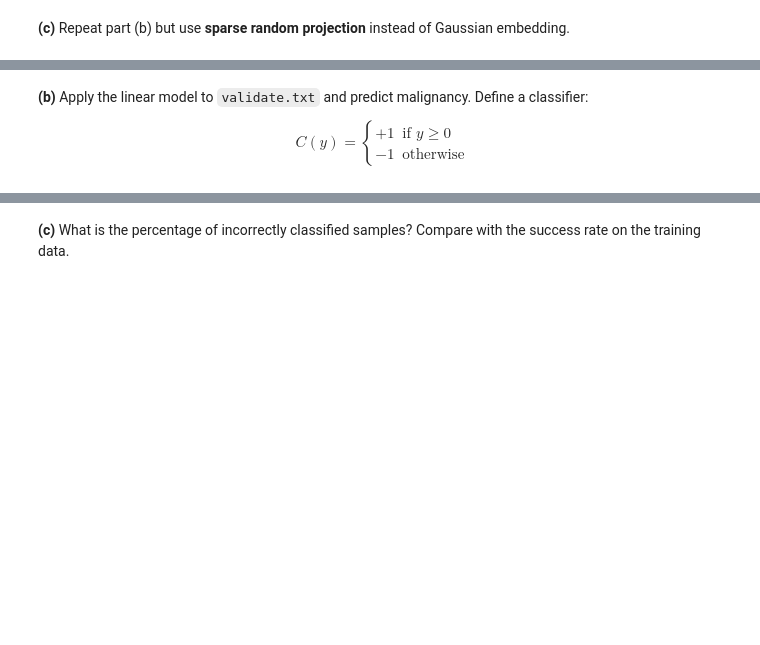
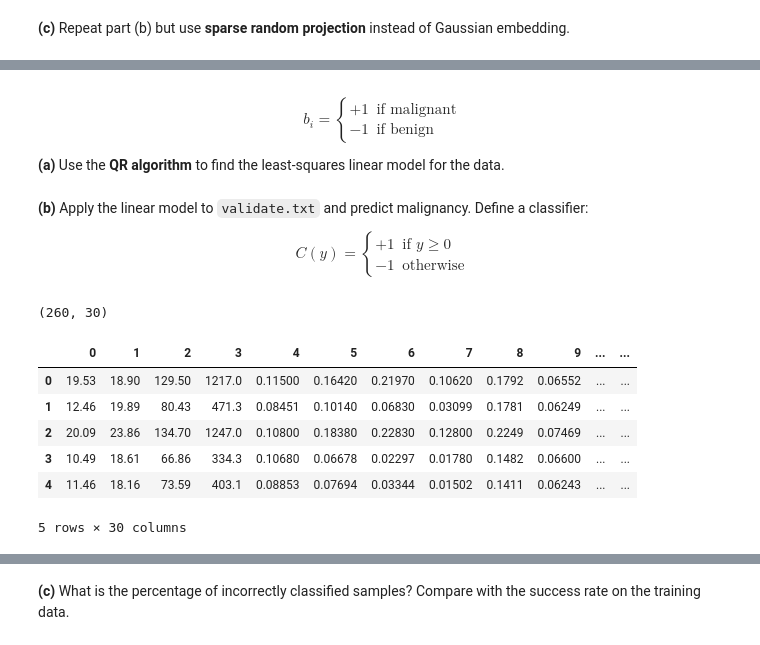
Before and after one commit to ddangman/Math425_Project1, a Jupyter notebook: project1_notebook.ipynb, the cells around one changed output, grey strips where cells are left out. Drawn from its saved outputs; the diff is of its cells as text; code cells hidden in the pictures; blank space fills up the shorter version.

```diff
--- a/project1_notebook.ipynb
+++ b/project1_notebook.ipynb
@@ -64,3 +87,12 @@ Then use the validation data to assess clustering accuracy. You will need a sche
+# %% [markdown]
+  $$
+  b_i = \begin{cases}
+  +1 & \text{if malignant} \\
+  -1 & \text{if benign}
+  \end{cases}
+  $$
+
+**(a)** Use the **QR algorithm** to find the least-squares linear model for the data.
 # %% [markdown]
 **(b)** Apply the linear model to `validate.txt` and predict malignancy. Define a classifier:
 
@@ -70,3 +102,18 @@ C(y) = \begin{cases}
 -1 & \text{otherwise}
 \end{cases}
 $$
+# %%
+url = "https://raw.githubusercontent.com/ddangman/Math425_Project1/refs/heads/main/Files/Wisconsin_Breast_Cancer_Data/validate.txt"
+
+validateA = pd.read_csv(url, sep=",", header=None)
+print(validateA.shape)
+validateA.head()
+# %% [output]
+(260, 30)
+|  | 0 | 1 | 2 | 3 | 4 | 5 | 6 | 7 | 8 | 9 | ... | ... |
+| 0 | 19.53 | 18.90 | 129.50 | 1217.0 | 0.11500 | 0.16420 | 0.21970 | 0.10620 | 0.1792 | 0.06552 | ... | ... |
+| 1 | 12.46 | 19.89 | 80.43 | 471.3 | 0.08451 | 0.10140 | 0.06830 | 0.03099 | 0.1781 | 0.06249 | ... | ... |
+| 2 | 20.09 | 23.86 | 134.70 | 1247.0 | 0.10800 | 0.18380 | 0.22830 | 0.12800 | 0.2249 | 0.07469 | ... | ... |
+| 3 | 10.49 | 18.61 | 66.86 | 334.3 | 0.10680 | 0.06678 | 0.02297 | 0.01780 | 0.1482 | 0.06600 | ... | ... |
+| 4 | 11.46 | 18.16 | 73.59 | 403.1 | 0.08853 | 0.07694 | 0.03344 | 0.01502 | 0.1411 | 0.06243 | ... | ... |
+5 rows × 30 columns
```
Also changed, not shown: parts of 6 cells of this notebook.
